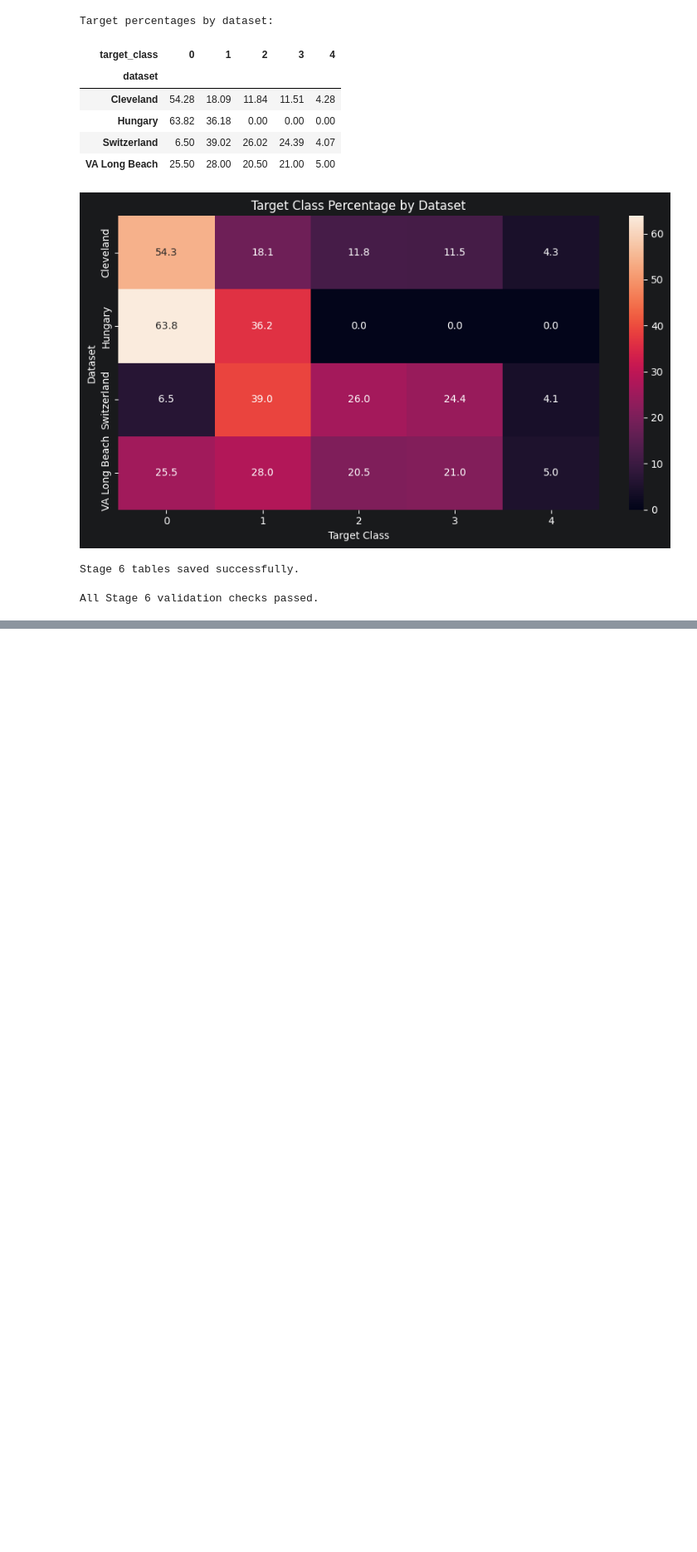
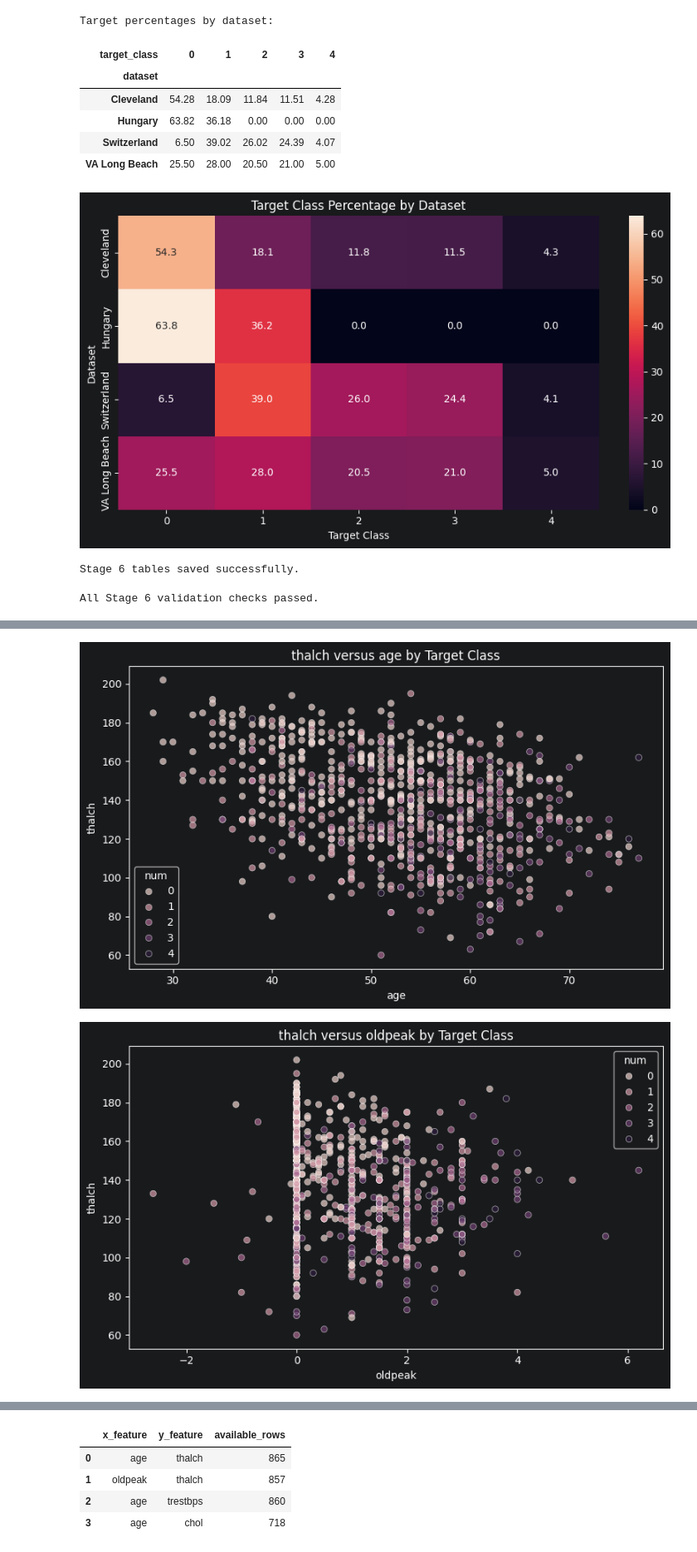
Before and after one commit to AmirhosseinKhadivi/DataMining-Course-Project, a Jupyter notebook: notebooks/02_exploratory_data_analysis.ipynb, the cells around one changed output, grey strips where cells are left out. Shown at 83% size. Saved outputs shown, nothing was run; the diff lists cells and outputs as text; code cells hidden in the pictures; blank space fills up the shorter version.

```diff
--- a/notebooks/02_exploratory_data_analysis.ipynb
+++ b/notebooks/02_exploratory_data_analysis.ipynb
@@ -1136,0 +1376,75 @@ All Stage 6 validation checks passed.
+# %%
+SHOW_RELATIONSHIP_PLOTS = True
+
+
+SCATTER_PAIRS = [
+    ("age", "thalch"),
+    ("oldpeak", "thalch"),
+    ("age", "trestbps"),
+    ("age", "chol"),
+]
+
+
+scatter_pair_rows = []
+
+
+for x_feature, y_feature in SCATTER_PAIRS:
+    plot_data = df_relationship[
+        [
+            x_feature,
+            y_feature,
+            TARGET_COLUMN,
+        ]
+    ].dropna()
+
+    scatter_pair_rows.append(
+        {
+            "x_feature": x_feature,
+            "y_feature": y_feature,
+            "available_rows": len(plot_data),
+        }
+    )
+
+    plt.figure(figsize=(8, 5))
+
+    sns.scatterplot(
+        data=plot_data,
+        x=x_feature,
+        y=y_feature,
+        hue=TARGET_COLUMN,
+        alpha=0.7,
+    )
+
+    plt.title(
+        f"{y_feature} versus {x_feature} by Target Class"
+    )
+    plt.xlabel(x_feature)
+    plt.ylabel(y_feature)
+    plt.tight_layout()
+
+    figure_path = (
+        FIGURES_DIR
+        / f"07_scatter_{x_feature}_{y_feature}.png"
+    )
+
+    plt.savefig(
+        figure_path,
+        dpi=180,
+        bbox_inches="tight",
+    )
+
+    if SHOW_RELATIONSHIP_PLOTS:
+        plt.show()
+
+    plt.close()
+
+
+scatterplot_summary = pd.DataFrame(
+    scatter_pair_rows
+)
+
+
+display(scatterplot_summary)
+# %% [output]
+[figure, added]
+[figure, added]
@@ -1136,0 +1453,5 @@ All Stage 6 validation checks passed.
+|  | x_feature | y_feature | available_rows |
+| 0 | age | thalch | 865 |
+| 1 | oldpeak | thalch | 857 |
+| 2 | age | trestbps | 860 |
+| 3 | age | chol | 718 |
```
Also changed, not shown: parts of 14 cells of this notebook, 19 other files.
